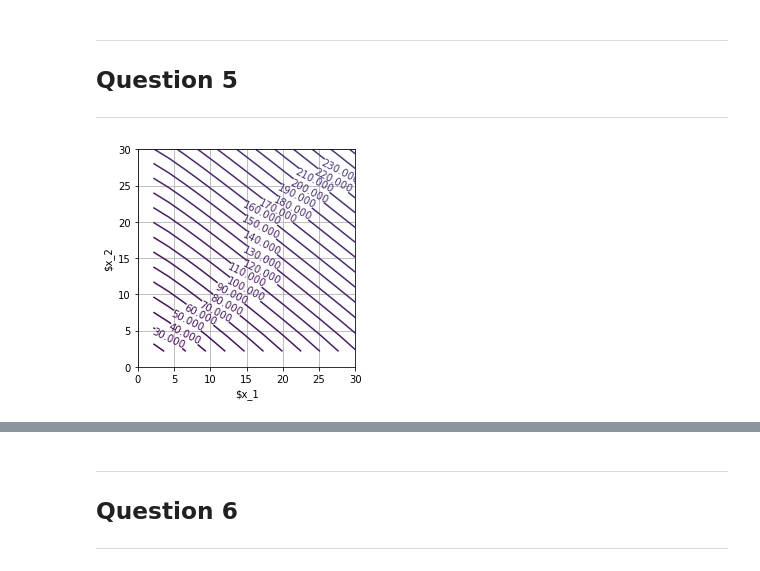
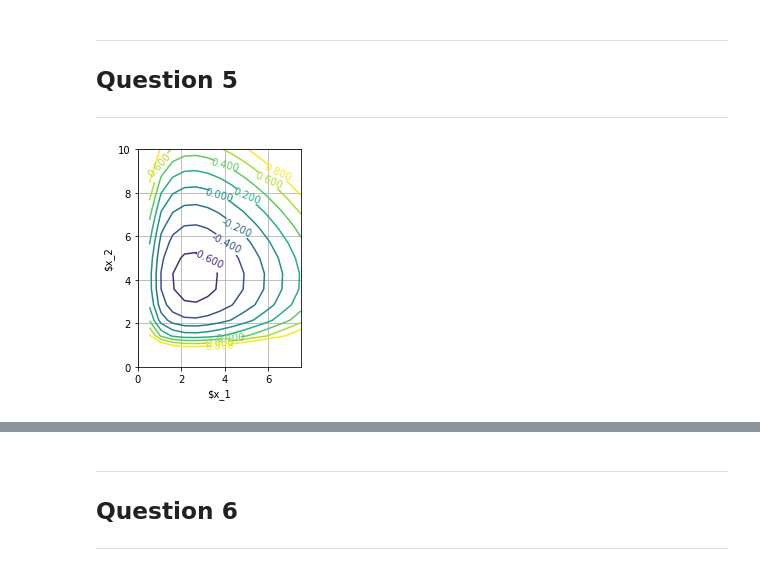
Before and after one commit to david-bretaud/equadiff, a Jupyter notebook: projet.ipynb, the cells around one changed output, grey strips where cells are left out. Saved outputs shown, nothing was run; the diff lists cells and outputs as text; code cells hidden in the pictures.

```diff
--- a/projet.ipynb
+++ b/projet.ipynb
@@ -18,16 +18,18 @@ import numpy.linalg as la
 import matplotlib.pyplot as plt
 import matplotlib as mpl
 import matplotlib.gridspec as gridspec
+from scipy.integrate import odeint
 
 # Représentation du système, réglages généraux :
 a = 2   # alpha
-b = 5    # beta
-g = 3   # gamma
-d = 4   # delta
+b = 0.5    # beta
+g = 1   # gamma
+d = 0.4  # delta
 
 L = 30
 Int = np.linspace(0, L, 15)
-LignesH = [15*i for i in range(0, 10)]
+LignesH = [0.2*i for i in range(-4, 5)]
+LignesH2 = [2*i for i in range(0,8)]
 
 def f(x, y):
     return [x*(a-b*y), -y*(g-d*x)]
@@ -230,6 +282,6 @@ def display_contour(fct, abs, ord, lvl):
     plt.ylabel("$x_2")
     plt.gca().set_aspect("equal")
 # %%
-display_contour(H, Int, Int, LignesH)
+display_contour(H, Int/4, Int/3, LignesH)
 # %% [output]
-[figure, old version]
+[figure, new version]
```
Also changed, not shown: parts of 10 cells of this notebook.
